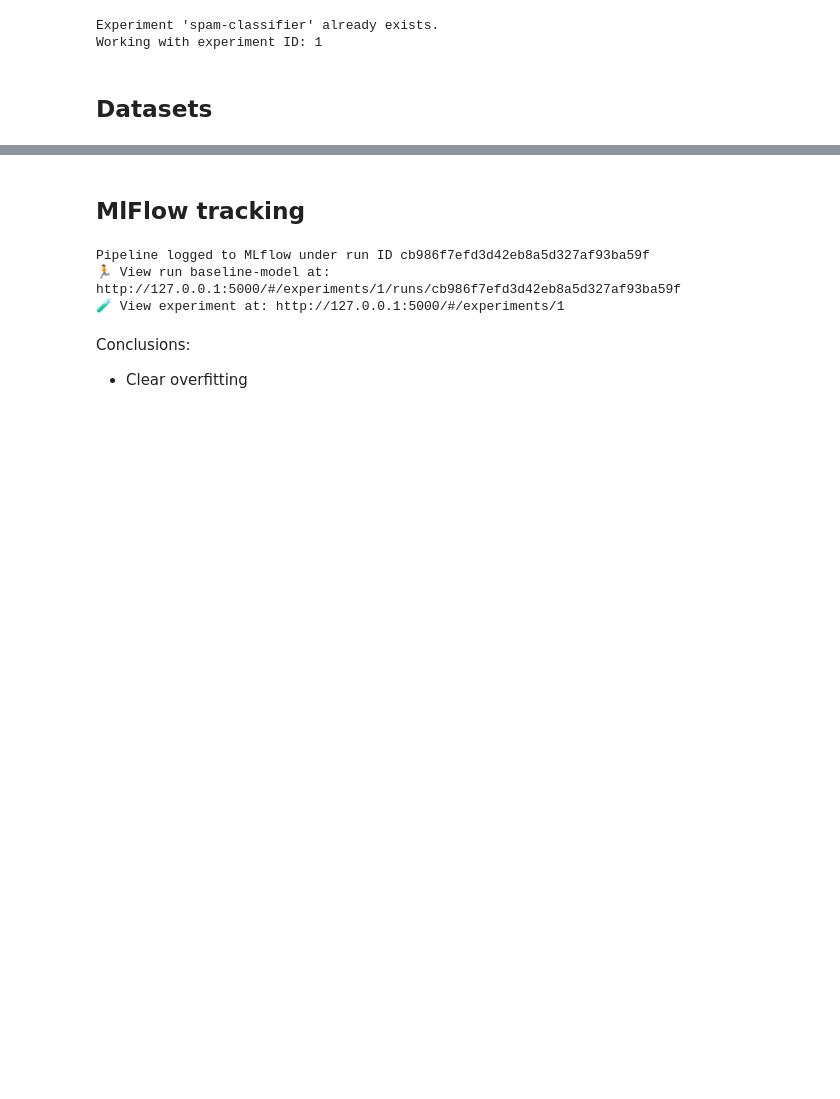
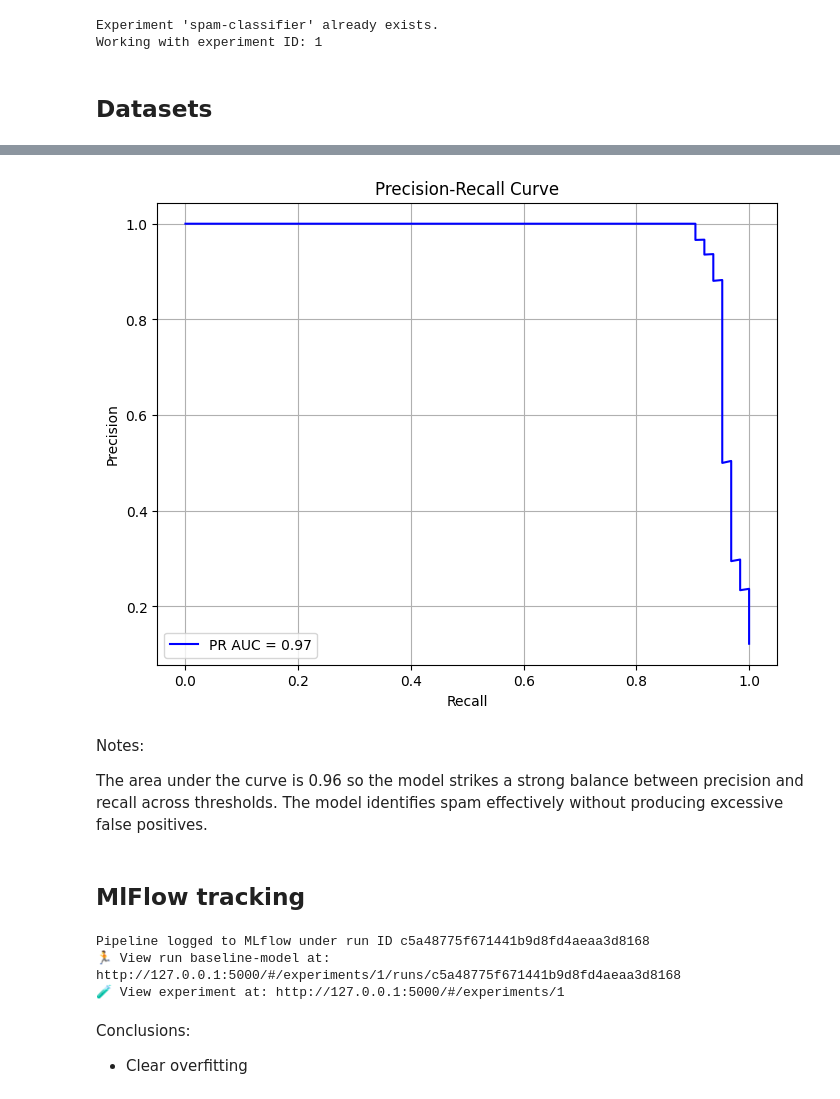
Before and after one commit to amaldu/AntiSpam-NLP-Pipeline, a Jupyter notebook: notebooks/experimentation/base_model_bow_MNB.ipynb, the cells around one changed output, grey strips where cells are left out. Cells and saved outputs as stored; diff of their text form; code cells hidden in the pictures; blank space fills up the shorter version.

Commit message:
experimentation folder separated

```diff
--- a/notebooks/experimentation/base_model_bow_MNB.ipynb
+++ b/notebooks/experimentation/base_model_bow_MNB.ipynb
@@ -151,23 +162,29 @@ plt.show()
 # %%
 y_test_pred_prob = pipeline.predict_proba(X_test)[:, 1]
 
 precision, recall, _ = precision_recall_curve(y_test, y_test_pred_prob)
 pr_auc = auc(recall, precision)
 
-print(f"Precision-Recall AUC (Test Data): {pr_auc:.4f}")
-
-plt.figure(figsize=(8, 6))
-plt.plot(recall, precision, color='b', label=f'PR AUC = {pr_auc:.4f}')
-plt.xlabel('Recall')
-plt.ylabel('Precision')
-plt.title('Precision-Recall Curve (Test Data)')
-plt.legend(loc="best")
-plt.grid(True)
+pr_fig, ax = plt.subplots(figsize=(8, 6))
+ax.plot(recall, precision, color='b', label=f'PR AUC = {pr_auc:.2f}')
+ax.set_xlabel('Recall')
+ax.set_ylabel('Precision')
+ax.set_title('Precision-Recall Curve')
+ax.legend(loc="best")
+ax.grid(True)
 plt.show()
+# %% [output]
+[figure, added]
+# %% [markdown]
+Notes:
+
+The area under the curve is 0.96 so the model strikes a strong balance between precision and recall across thresholds. The model identifies spam effectively without producing excessive false positives.
 # %% [markdown]
 ## MlFlow tracking
 # %%
-
+import json
+import os
+import tempfile
 mlflow.set_experiment(experiment_name)
 
 with mlflow.start_run(run_name="baseline-model") as run:
@@ -184,27 +201,27 @@ with mlflow.start_run(run_name="baseline-model") as run:
     mlflow.log_param("model_type", "MultinomialNB")
 
     # Metrics
-    mlflow.log_metric("train_accuracy", train_accuracy)
     mlflow.log_metric("test_accuracy", test_accuracy)
-    mlflow.log_metric("train_roc_auc", train_roc_auc)
-    mlflow.log_metric("test_roc_auc", test_roc_auc)
-    mlflow.log_metric("train_f1", train_f1)
-    mlflow.log_metric("test_f1", test_f1)
+    mlflow.log_metric("balanced_accuracy", balanced_accuracy)
+    mlflow.log_metric("f0_5_score", f0_5_score)
+    cr = classification_report(y_test, y_test_pred, output_dict=True)
+    mlflow.log_metric("accuracy", cr.pop("accuracy"))
+    for class_or_avg, metrics_dict in cr.items():
+        for metric, value in metrics_dict.items():
+            mlflow.log_metric(class_or_avg + '_' + metric,value)
 
-    #Artifacts
-    mlflow.log_artifact(train_conf_matrix_path, artifact_path="confusion_matrices")
-    mlflow.log_artifact(test_conf_matrix_path, artifact_path="confusion_matrices")
-    mlflow.log_artifact(roc_curve_path, artifact_path="roc_curves")
+    # Figures
+    mlflow.log_figure(matrix_fig, "confusion-matrix.png")
+    mlflow.log_figure(pr_fig, "precision-recall-curve.png")
 
-
-    # Pipeline
+    # CountVectorizer and MNB
     mlflow.sklearn.log_model(pipeline, "pipeline",signature=signature)
 
 
     print(f"Pipeline logged to MLflow under run ID {run.info.run_id}")
 # %% [output]
-Pipeline logged to MLflow under run ID cb986f7efd3d42eb8a5d327af93ba59f
-🏃 View run baseline-model at: http://127.0.0.1:5000/#/experiments/1/runs/cb986f7efd3d42eb8a5d327af93ba59f
+Pipeline logged to MLflow under run ID c5a48775f671441b9d8fd4aeaa3d8168
+🏃 View run baseline-model at: http://127.0.0.1:5000/#/experiments/1/runs/c5a48775f671441b9d8fd4aeaa3d8168
 🧪 View experiment at: http://127.0.0.1:5000/#/experiments/1
 # %% [markdown]
 Conclusions:
```
Also changed, not shown: parts of 15 cells of this notebook, 18 other files.
